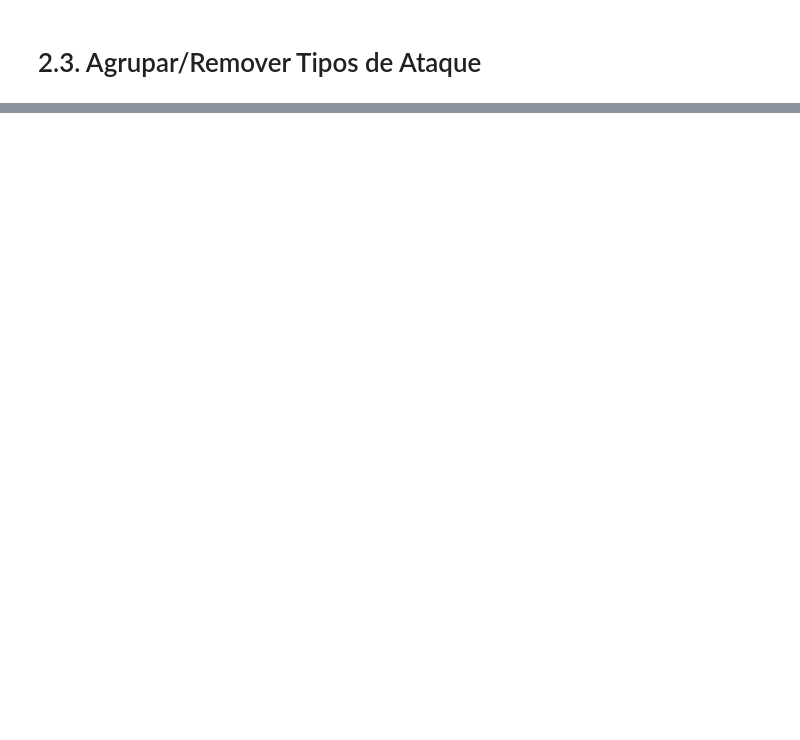
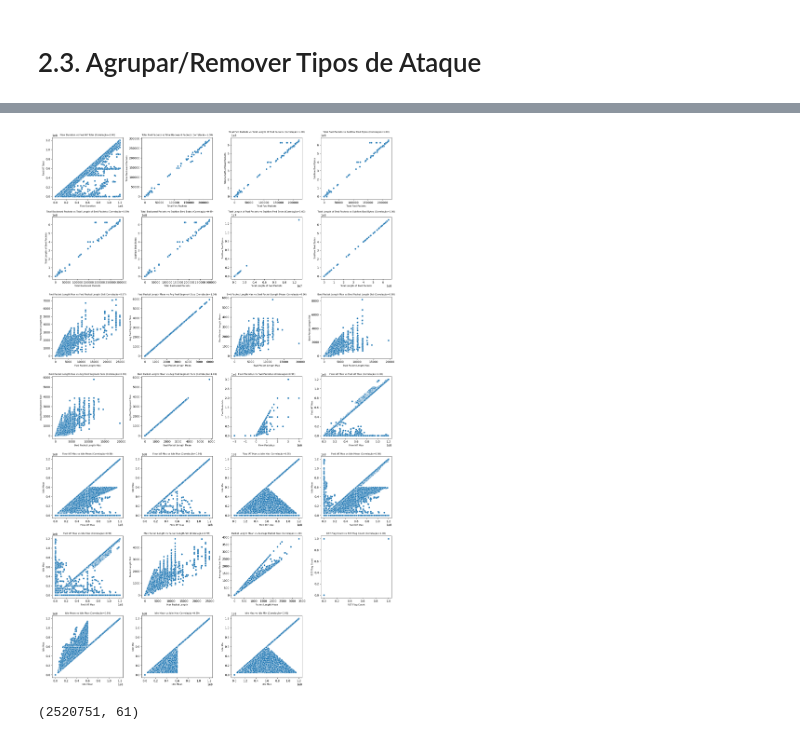
Before and after one commit to dani2308/scadatr, a Jupyter notebook: eda.ipynb, the cells around one changed output, grey strips where cells are left out. Cells and saved outputs as stored; diff of their text form; code cells hidden in the pictures; blank space fills up the shorter version.

```diff
--- a/eda.ipynb
+++ b/eda.ipynb
@@ -479,0 +593,7 @@ data.shape
+# %%
+# Apresentação dos Pares com Alta Correlação e Eliminação dos Pares com próxima Multiconinearidade
+high_multicollinearity = []
+for item in high_corr:
+    print(f'{item[0]} tem Correlação Elevada com {item[1]}: {item[2].round(4)}')
+    if item[2] >= 0.95:
+        high_multicollinearity.append(item)
@@ -479,0 +618,27 @@ data.shape
+# %%
+# Apresentação Gráfica com Elevada Correlação
+n_plots = len(high_multicollinearity)
+n_cols = 4
+n_rows = (n_plots + n_cols - 1) // n_cols
+
+fig, axes = plt.subplots(n_rows, n_cols, figsize=(18, n_rows * 4))
+axes = axes.flatten()
+
+for i, item in enumerate(high_multicollinearity):
+    feature_x = item[0]
+    feature_y = item[1]
+    corr_value = item[2]
+
+    sns.scatterplot(x=data[feature_x], y=data[feature_y], ax=axes[i])
+    axes[i].set_title(f'{feature_x} vs {feature_y} (Correlação={corr_value:.2f})', fontsize=8)
+    axes[i].set_xlabel(feature_x, fontsize=8)
+    axes[i].set_ylabel(feature_y, fontsize=8)
+
+# Esconder Gráficos Não Utilizados
+for j in range(len(high_multicollinearity), len(axes)):
+    fig.delaxes(axes[j])
+
+plt.tight_layout()
+plt.show()
+# %% [output]
+[figure, added]
@@ -479,0 +650,5 @@ data.shape
+# %%
+numeric_features, categorical_features = get_feature_types(data)
+data.shape
+# %% [output]
+(2520751, 61)
```
Also changed, not shown: parts of 54 cells of this notebook, 1 other file.
